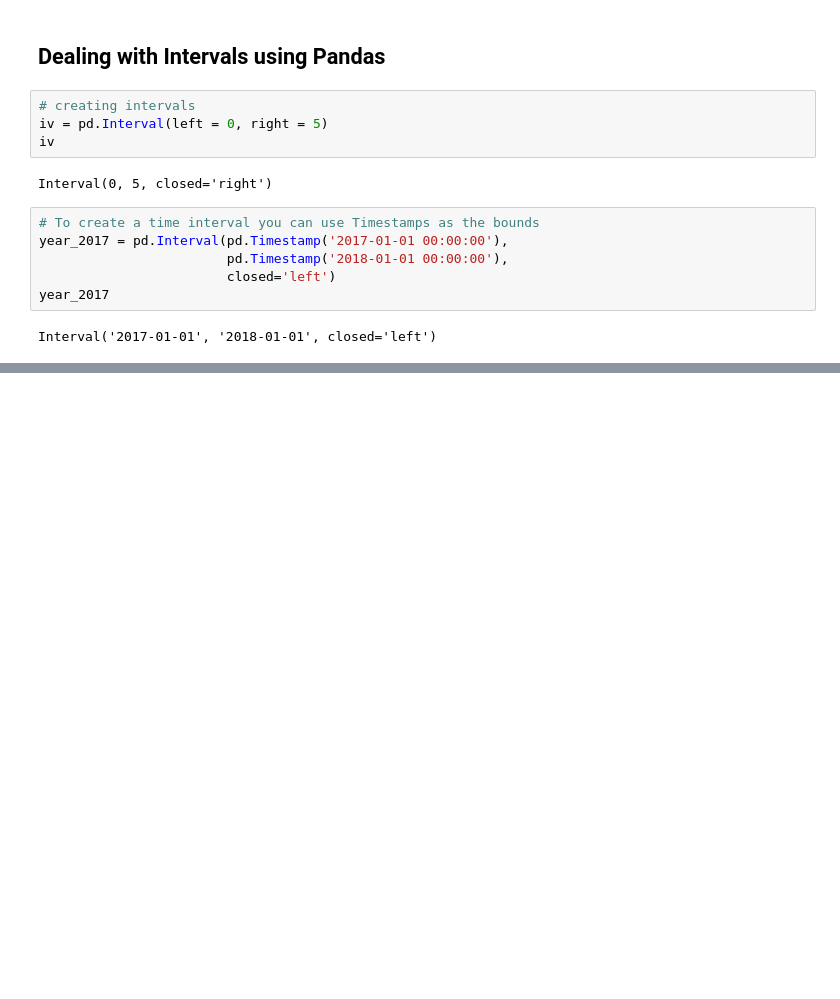
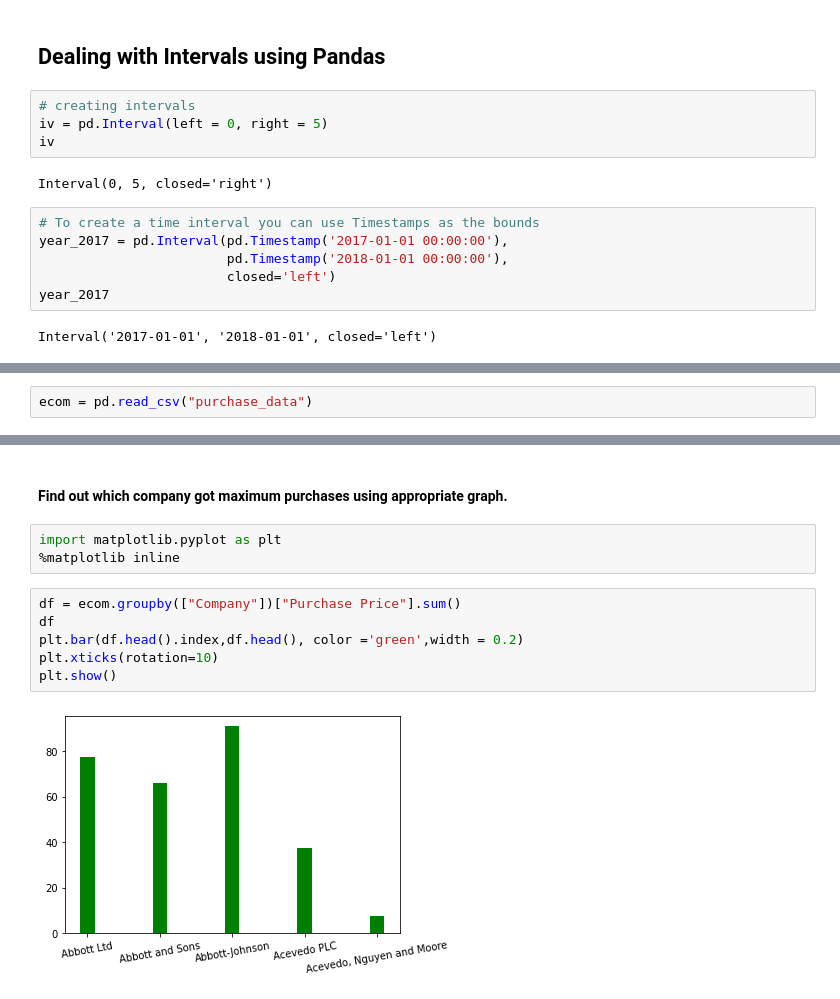
Before and after one commit to juck30808/juck30808, a Jupyter notebook: Pandas-pd.ipynb, the cells around one changed output, grey strips where cells are left out. Drawn from its saved outputs; the diff is of its cells as text; blank space fills up the shorter version.

```diff
--- a/Pandas-pd.ipynb
+++ b/Pandas-pd.ipynb
@@ -107,0 +175,2 @@ Interval('2017-01-01', '2018-01-01', closed='left')
+# %%
+ecom = pd.read_csv("purchase_data")
@@ -107,0 +340,13 @@ Interval('2017-01-01', '2018-01-01', closed='left')
+# %% [markdown]
+#### Find out which company got maximum purchases using appropriate graph.
+# %%
+import matplotlib.pyplot as plt
+%matplotlib inline
+# %%
+df = ecom.groupby(["Company"])["Purchase Price"].sum()
+df
+plt.bar(df.head().index,df.head(), color ='green',width = 0.2)
+plt.xticks(rotation=10)
+plt.show()
+# %% [output]
+[figure, added]
```
Also changed, not shown: parts of 125 cells of this notebook, 19 other files.
